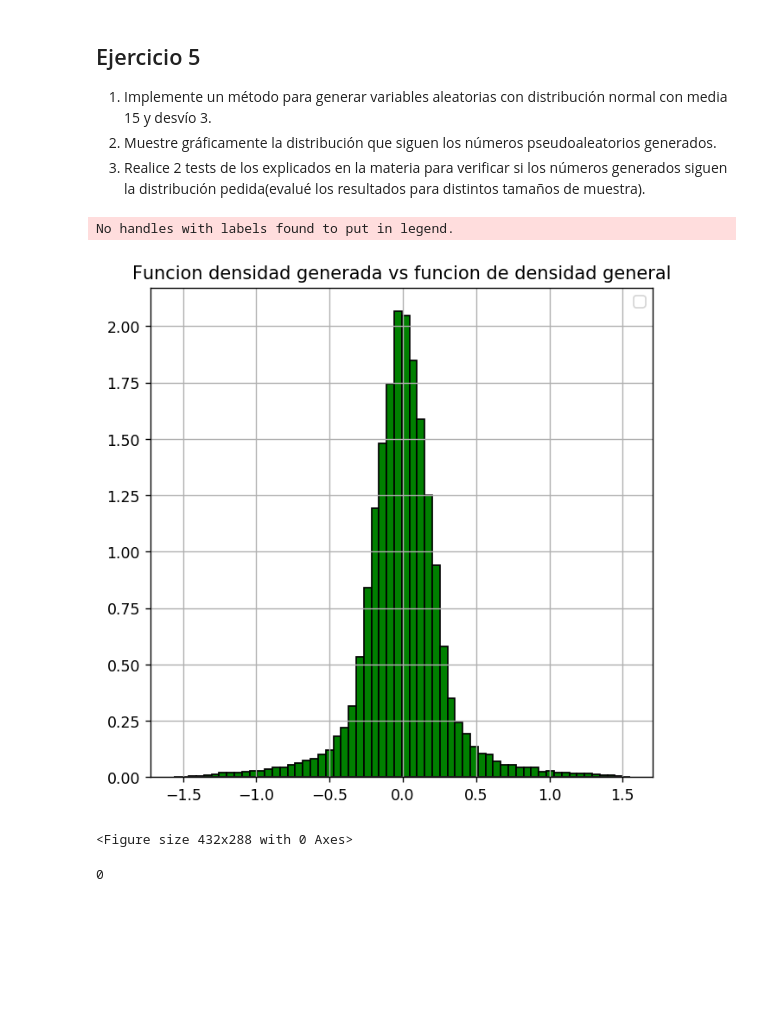
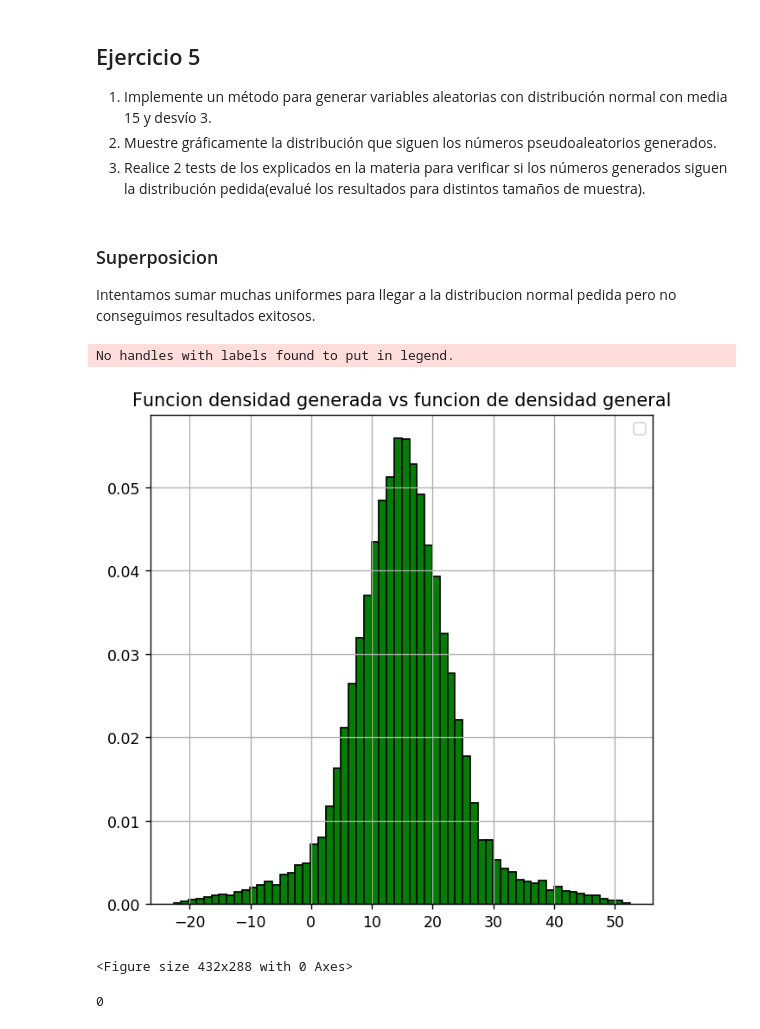
Before and after one commit to matiscakosky/simulhav, a Jupyter notebook: tp1_ej1to6.ipynb, the cells around one changed output. Saved outputs shown, nothing was run; the diff lists cells and outputs as text; code cells hidden in the pictures; blank space fills up the shorter version.

```diff
--- a/tp1_ej1to6.ipynb
+++ b/tp1_ej1to6.ipynb
@@ -487,11 +487,15 @@ plt.show()
 1. Implemente un método para generar variables aleatorias con distribución normal con media 15 y desvío 3.
 1. Muestre gráficamente la distribución que siguen los números pseudoaleatorios generados.
 1. Realice 2 tests de los explicados en la materia para verificar si los números generados siguen la distribución pedida(evalué los resultados para distintos tamaños de muestra).
+# %% [markdown]
+### Superposicion
+
+Intentamos sumar muchas uniformes para llegar a la distribucion normal pedida pero no conseguimos resultados exitosos.
 # %%
-cant_dist = 10
+cant_dist = 6
 muestra = 50000
 media = 0.5
-desvio = 1
+desvio = 1/12
 
 result = [0 for i in range(muestra)]
 for i in range(cant_dist):
@@ -500,15 +504,16 @@ for i in range(cant_dist):
         result[i]+=gcl_res[i]
 
 result_norm_standard = list(map(lambda x: (x - cant_dist*media)/sqrt(cant_dist*desvio), result))
+result_norm_15_3 = list(map(lambda x: 9*x + 15, result_norm_standard))
 # %%
 plt.figure(dpi=125, figsize=(6, 6))
 plt.title('Funcion densidad generada vs funcion de densidad general')
-plt.hist(result_norm_standard, density=True, bins=60, alpha=1, color='green', edgecolor = 'black', linewidth=1)
+plt.hist(result_norm_15_3, density=True, bins=60, alpha=1, color='green', edgecolor = 'black', linewidth=1)
 plt.grid(True)
 plt.legend()
 plt.show()
 plt.clf()
 # %% [output]
 No handles with labels found to put in legend.
-[figure, old version]
+[figure, new version]
 <Figure size 432x288 with 0 Axes>
```
Also changed, not shown: parts of 16 cells of this notebook.
